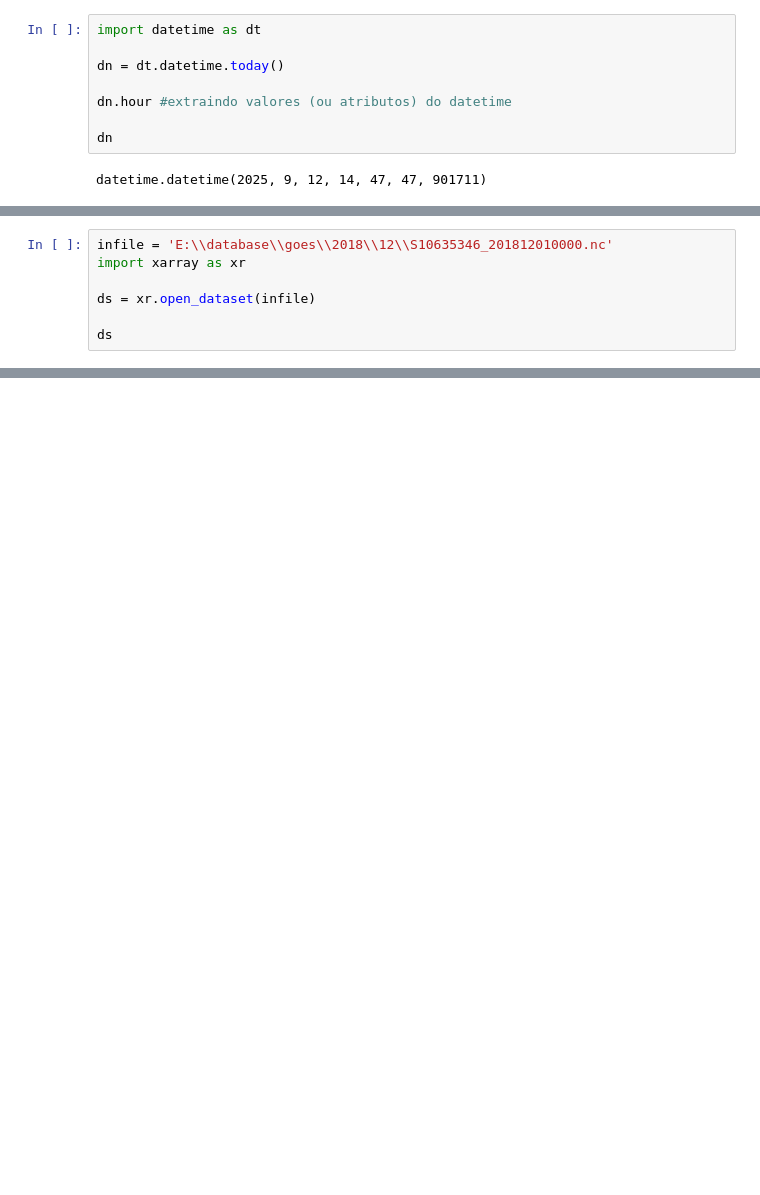
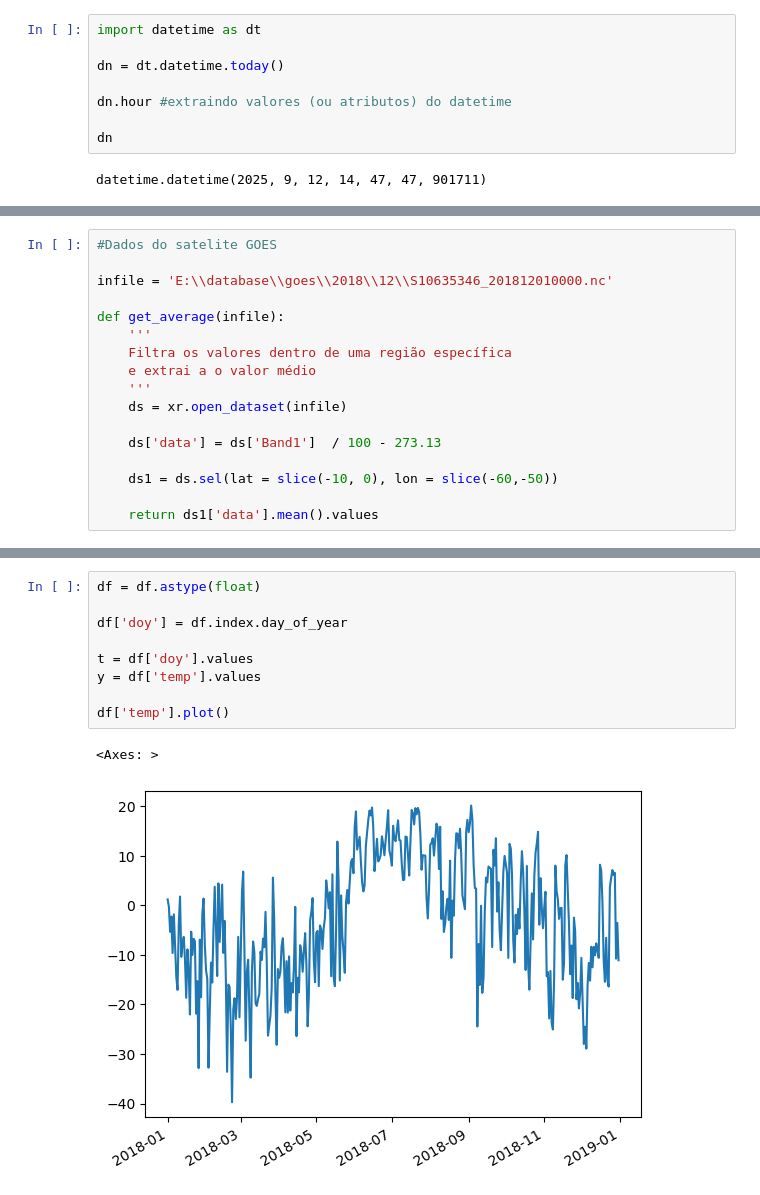
Before and after one commit to LuizFillip/Curso-de-Python--UEPB, a Jupyter notebook: Pandas.ipynb, the cells around one changed output, grey strips where cells are left out. Drawn from its saved outputs; the diff is of its cells as text; blank space fills up the shorter version.

```diff
--- a/Pandas.ipynb
+++ b/Pandas.ipynb
@@ -208,8 +216,18 @@ Matrizes multidimensionais (também conhecidas como N-dimensionais, ND) (às vez
 # %%
+#Dados do satelite GOES
+
 infile = 'E:\\database\\goes\\2018\\12\\S10635346_201812010000.nc'
-import xarray as xr
 
-ds = xr.open_dataset(infile)
+def get_average(infile):
+    '''
+    Filtra os valores dentro de uma região específica
+    e extrai a o valor médio
+    '''
+    ds = xr.open_dataset(infile)
 
-ds
+    ds['data'] = ds['Band1']  / 100 - 273.13
+
+    ds1 = ds.sel(lat = slice(-10, 0), lon = slice(-60,-50))
+
+    return ds1['data'].mean().values
 # %% [output]
@@ -251,0 +344,12 @@ Date
+# %%
+df = df.astype(float)
+
+df['doy'] = df.index.day_of_year
+
+t = df['doy'].values
+y = df['temp'].values
+
+df['temp'].plot()
+# %% [output]
+<Axes: >
+[figure, added]
```
Also changed, not shown: parts of 12 cells of this notebook, 1 other file.
